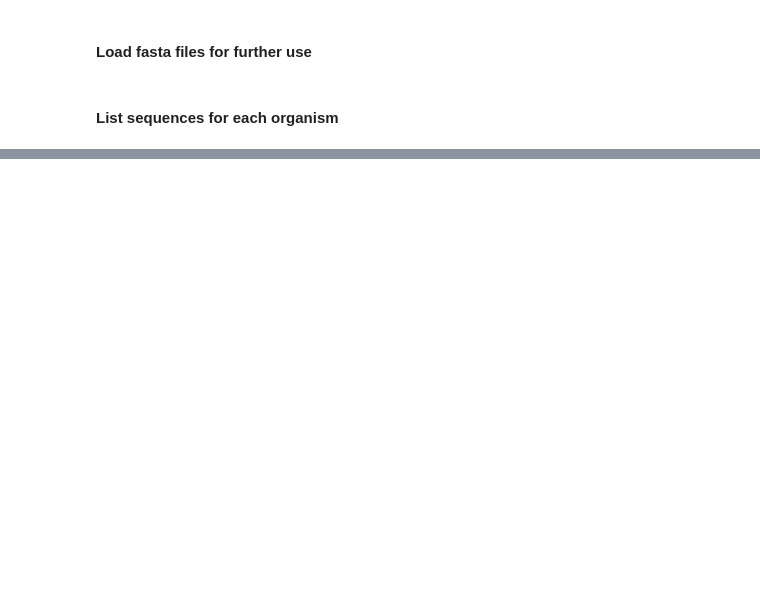
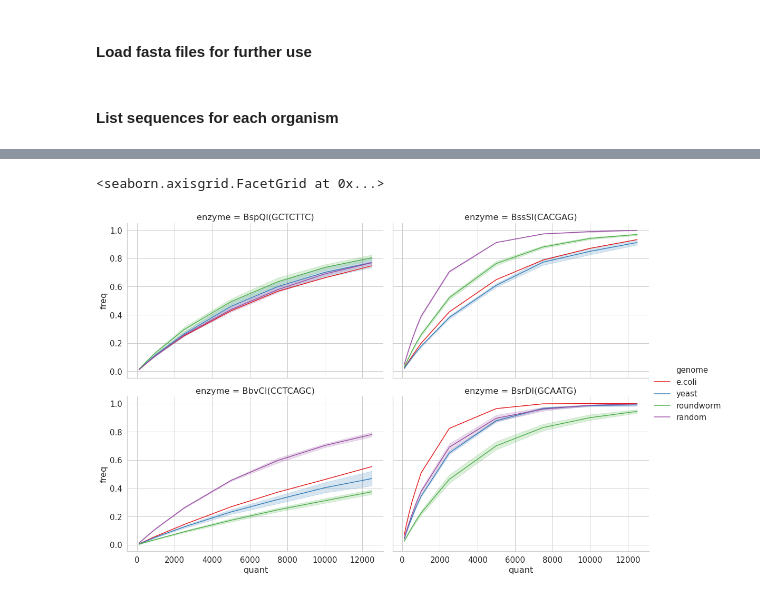
Before and after one commit to przestaw/BGM_assembler, a Jupyter notebook: binary_analysis.ipynb, the cells around one changed output, grey strips where cells are left out. Cells and saved outputs as stored; diff of their text form; code cells hidden in the pictures; blank space fills up the shorter version.

```diff
--- a/binary_analysis.ipynb
+++ b/binary_analysis.ipynb
@@ -7,7 +11,7 @@ import src.files_util as files
 # %%
 genomes = {'e.coli': [i for i in files.load_fasta_file('fasta/E.Coli/GCF_000005845.2_ASM584v2_genomic.fna')],
            'yeast': [i for i in files.load_fasta_file('fasta/Yeast/GCF_000146045.2_R64_genomic.fna')],
-           #'roundworm': [i for i in files.load_fasta_file('fasta/Roundworm/GCF_000002985.6_WBcel235_genomic.fna')]
+           'roundworm': [i for i in files.load_fasta_file('fasta/Roundworm/GCF_000002985.6_WBcel235_genomic.fna')]
            }
 # %% [markdown]
 #### List sequences for each organism
@@ -125,26 +103,26 @@ enzyme : BspQI (GCTCTTC)
 # %%
-def frequency(sequence):
+def frequency(sequence, val='1'):
     count = 0
     for i in sequence:
-        if i == '1':
+        if i == val:
             count = count + 1
     return count/len(sequence)
 
 def count_labels_freq(maps):
-    tmp = {}
-    for enzyme, sequences in maps.items():
-        quanted = {}
-        for species, genome in sequences.items():
-            rmaps = []
+    data = []
+    for enzyme, dig in maps.items():
+        for species, genome in dig.items():
             for chromosome in genome:
-                rmaps.append([chromosome[0], frequency(chromosome[1])])
-            quanted[species] = rmaps
-        tmp[enzyme] = quanted
-
-    return tmp
+                tmp = [species, enzyme]
+                for quanted in chromosome:
+                    tmp.append(frequency(quanted[2]))
+                data.append(tmp)
+    return data
 
 
 freq_of_maps = count_labels_freq(quanted_maps)
 
-print_dict(freq_of_maps)
+table = pd.DataFrame.from_records(freq_of_maps, columns=['genome', 'enzyme']+quant_values)
+
+table
 # %% [output]
@@ -167,0 +142,20 @@ enzyme : BspQI (GCTCTTC)
+# %%
+def convert_to_points(dataset):
+    result = []
+    for row in dataset:
+        for index in range(2, len(row)):
+            result.append([row[0], row[1], row[index], quant_values[index-2]])
+
+    return result
+
+points = convert_to_points(freq_of_maps)
+
+plot = pd.DataFrame.from_records(points, columns=['genome', 'enzyme', 'freq', 'quant'])
+# %%
+sns.relplot(x="quant", y="freq",
+            hue="genome", col="enzyme",
+            kind="line", height=5, aspect=1.5, col_wrap=2,
+            data=plot, legend='full')
+# %% [output]
+<seaborn.axisgrid.FacetGrid at 0x...>
+[figure, added]
```
Also changed, not shown: parts of 7 cells of this notebook, 8 other files.
